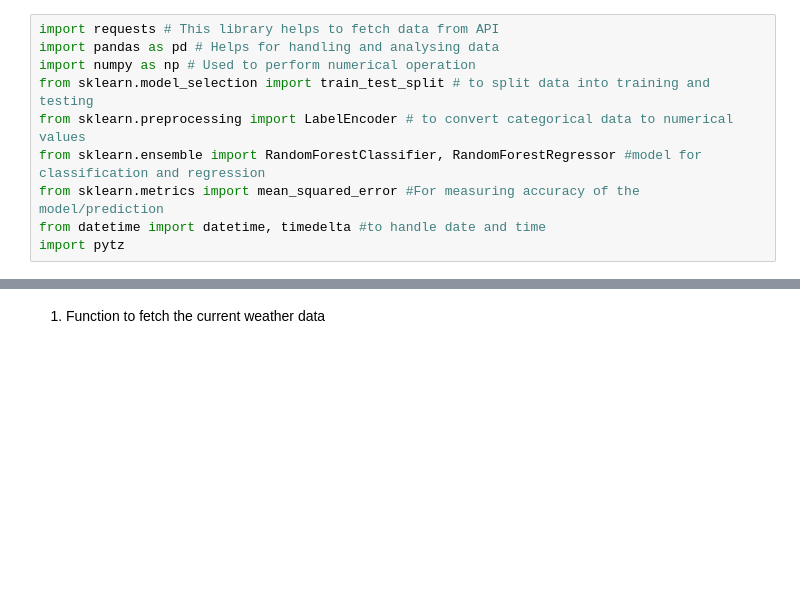
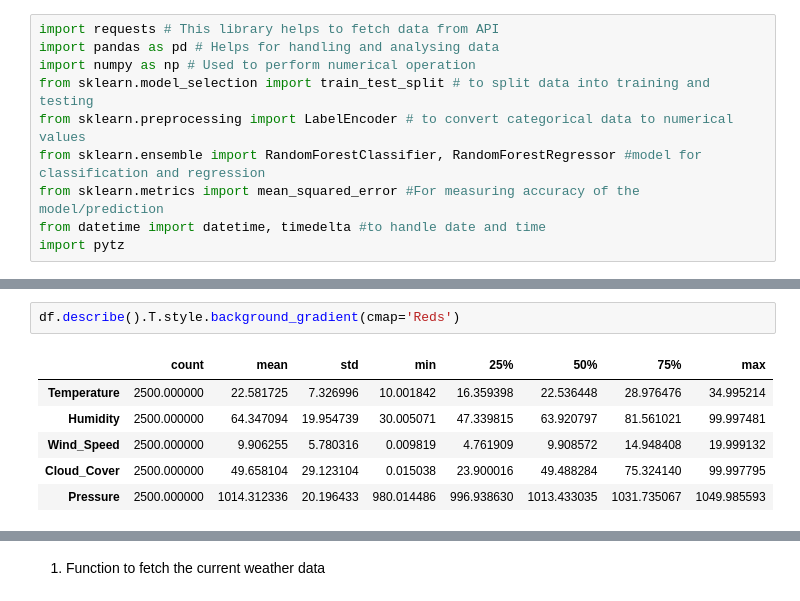
Before and after one commit to Alpha-lab12/Alpha-careers-website, a Jupyter notebook: Weather.ipynb, the cells around one changed output, grey strips where cells are left out. Drawn from its saved outputs; the diff is of its cells as text; blank space fills up the shorter version.

```diff
--- a/Weather.ipynb
+++ b/Weather.ipynb
@@ -15,0 +34,9 @@ BASE_URL = 'https://api.openweathermap.org/data/2.5/' #Base URL for making API r
+# %%
+df.describe().T.style.background_gradient(cmap='Reds')
+# %% [output]
+|  | count | mean | std | min | 25% | 50% | 75% | max |
+| Temperature | 2500.000000 | 22.581725 | 7.326996 | 10.001842 | 16.359398 | 22.536448 | 28.976476 | 34.995214 |
+| Humidity | 2500.000000 | 64.347094 | 19.954739 | 30.005071 | 47.339815 | 63.920797 | 81.561021 | 99.997481 |
+| Wind_Speed | 2500.000000 | 9.906255 | 5.780316 | 0.009819 | 4.761909 | 9.908572 | 14.948408 | 19.999132 |
+| Cloud_Cover | 2500.000000 | 49.658104 | 29.123104 | 0.015038 | 23.900016 | 49.488284 | 75.324140 | 99.997795 |
+| Pressure | 2500.000000 | 1014.312336 | 20.196433 | 980.014486 | 996.938630 | 1013.433035 | 1031.735067 | 1049.985593 |
```
Also changed, not shown: parts of 25 cells of this notebook.
